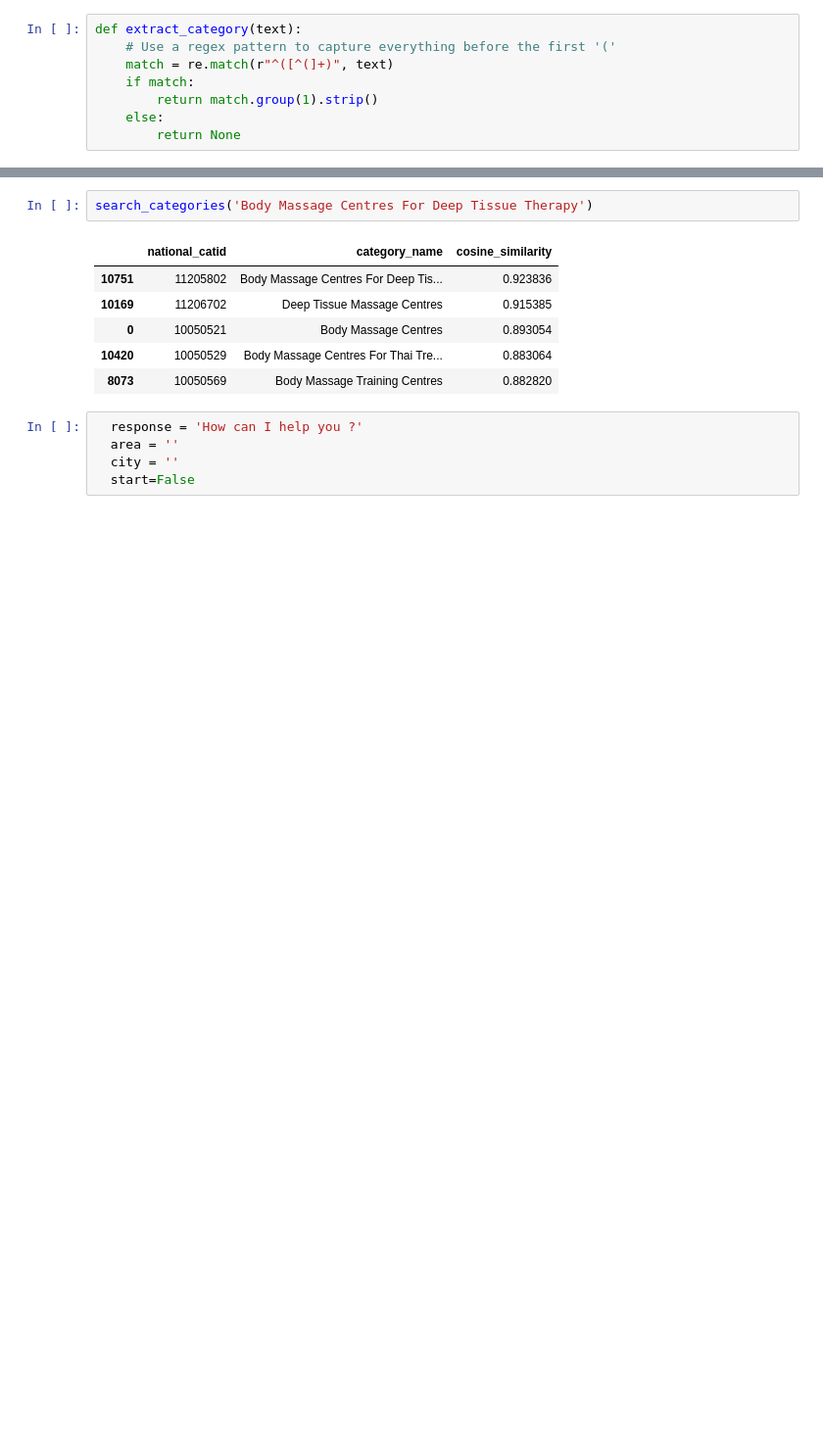
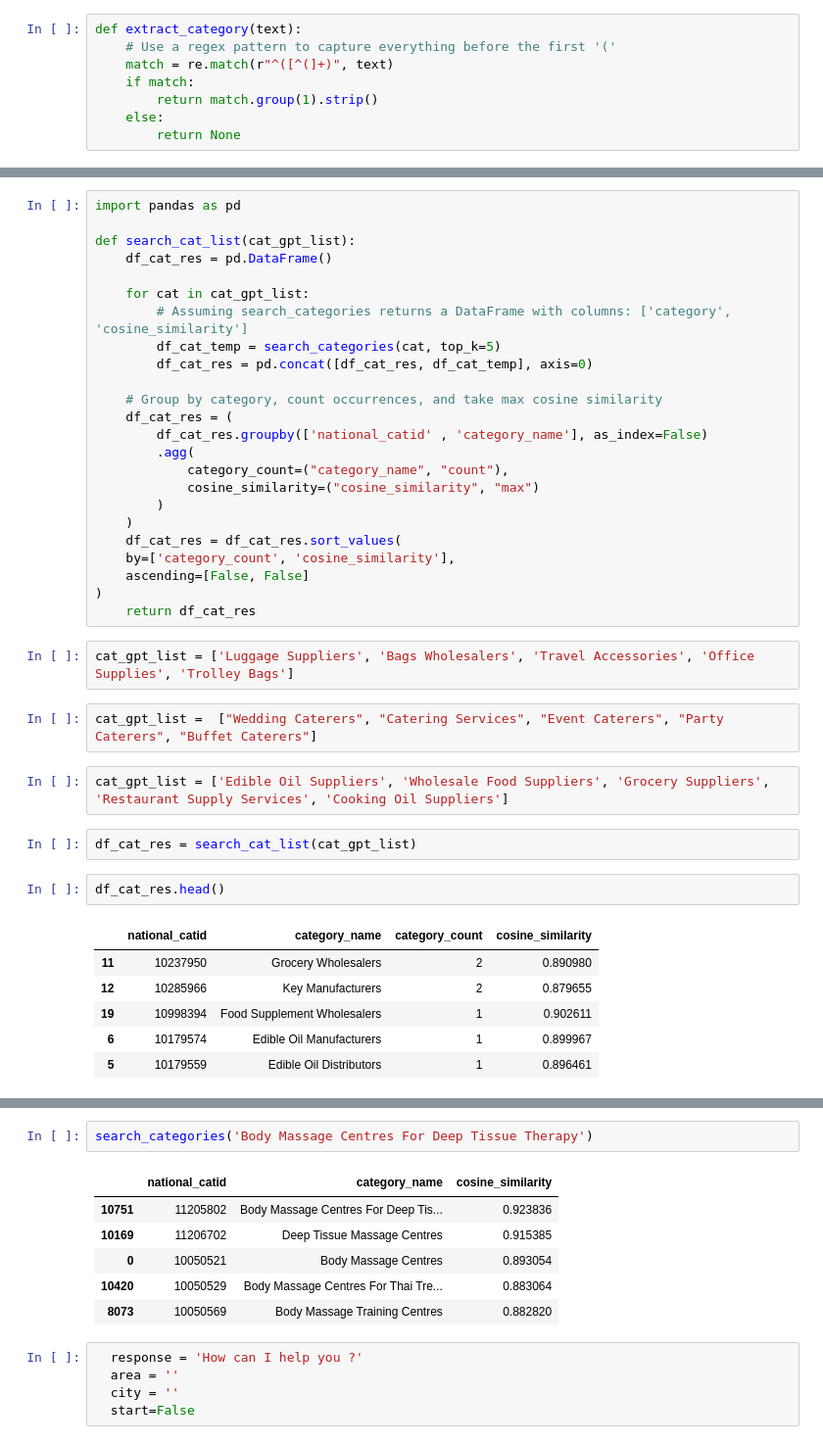
Before and after one commit to justdialproxy-a11y/whatshapp_bot, a Jupyter notebook: new_notebook.ipynb, the cells around one changed output, grey strips where cells are left out. Shown at 98% size. Cells and saved outputs as stored; diff of their text form; blank space fills up the shorter version.

```diff
--- a/new_notebook.ipynb
+++ b/new_notebook.ipynb
@@ -457,3 +345,44 @@ def extract_category(text):
+# %%
+import pandas as pd
+
+def search_cat_list(cat_gpt_list):
+    df_cat_res = pd.DataFrame()
+
+    for cat in cat_gpt_list:
+        # Assuming search_categories returns a DataFrame with columns: ['category', 'cosine_similarity']
+        df_cat_temp = search_categories(cat, top_k=5)
+        df_cat_res = pd.concat([df_cat_res, df_cat_temp], axis=0)
+
+    # Group by category, count occurrences, and take max cosine similarity
+    df_cat_res = (
+        df_cat_res.groupby(['national_catid' , 'category_name'], as_index=False)
+        .agg(
+            category_count=("category_name", "count"),
+            cosine_similarity=("cosine_similarity", "max")
+        )
+    )
+    df_cat_res = df_cat_res.sort_values(
+    by=['category_count', 'cosine_similarity'],
+    ascending=[False, False]
+)
+    return df_cat_res
+# %%
+cat_gpt_list = ['Luggage Suppliers', 'Bags Wholesalers', 'Travel Accessories', 'Office Supplies', 'Trolley Bags']
+# %%
+cat_gpt_list =  ["Wedding Caterers", "Catering Services", "Event Caterers", "Party Caterers", "Buffet Caterers"]
+# %%
+cat_gpt_list = ['Edible Oil Suppliers', 'Wholesale Food Suppliers', 'Grocery Suppliers', 'Restaurant Supply Services', 'Cooking Oil Suppliers']
+# %%
+df_cat_res = search_cat_list(cat_gpt_list)
+# %%
+df_cat_res.head()
+# %% [output]
+|  | national_catid | category_name | category_count | cosine_similarity |
+| 11 | 10237950 | Grocery Wholesalers | 2 | 0.890980 |
+| 12 | 10285966 | Key Manufacturers | 2 | 0.879655 |
+| 19 | 10998394 | Food Supplement Wholesalers | 1 | 0.902611 |
+| 6 | 10179574 | Edible Oil Manufacturers | 1 | 0.899967 |
+| 5 | 10179559 | Edible Oil Distributors | 1 | 0.896461 |
 # %%
 def main_function(response, area_1="", city_1="", start=False):
     history_conversation = {}
```
Also changed, not shown: parts of 13 cells of this notebook.
